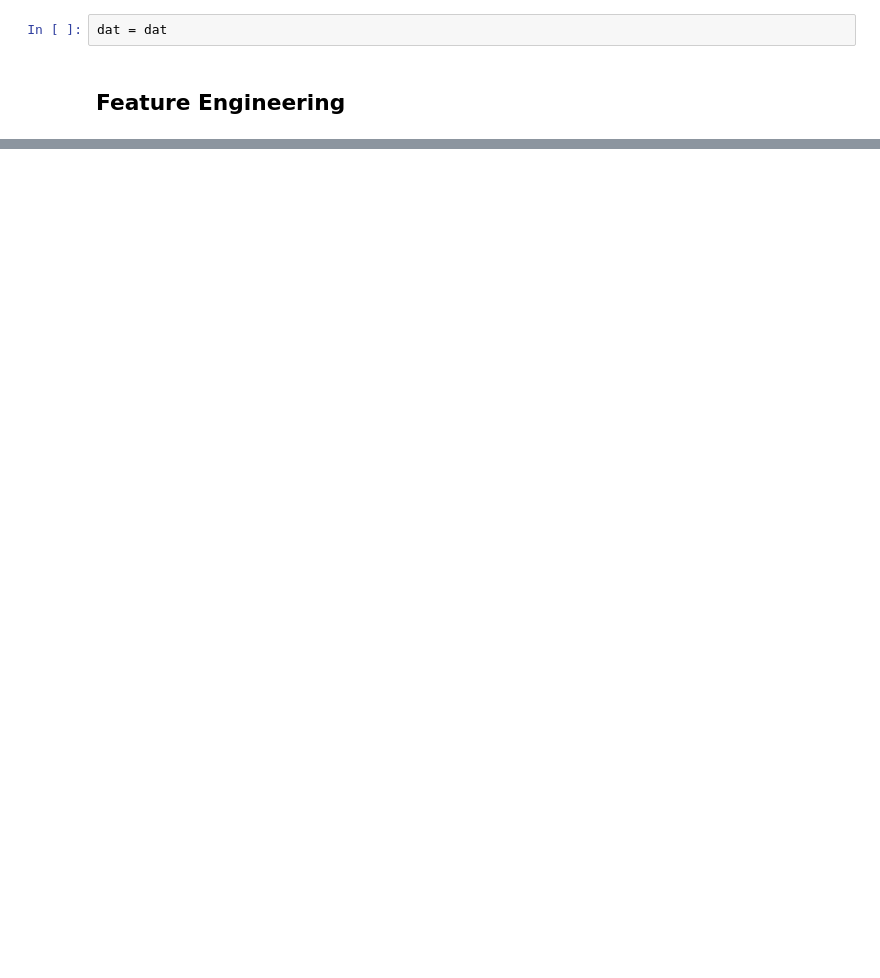
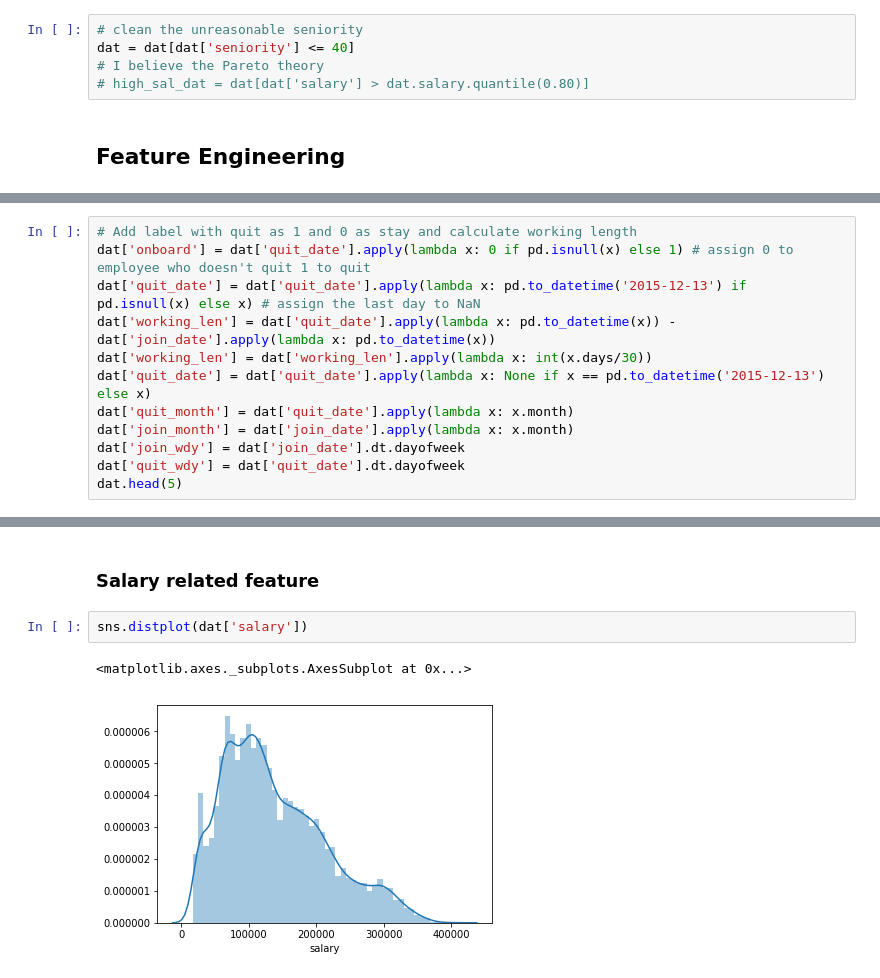
Before and after one commit to leemingee/TakeHomeChallenge, a Jupyter notebook: 03_Employee_Retention/03_employee_retention.ipynb, the cells around one changed output, grey strips where cells are left out. Saved outputs shown, nothing was run; the diff lists cells and outputs as text; blank space fills up the shorter version.

```diff
--- a/03_Employee_Retention/03_employee_retention.ipynb
+++ b/03_Employee_Retention/03_employee_retention.ipynb
@@ -127,7 +141,10 @@ ax2.boxplot(dat['salary'], flierprops=green_diamond)
 [figure]
 # %% [markdown]
 I think it s not appropriate to expect the seniors to continue to contribute to the company much longer. They should enjoy their life.
-# %%
-dat = dat
+# %%
+# clean the unreasonable seniority
+dat = dat[dat['seniority'] <= 40]
+# I believe the Pareto theory
+# high_sal_dat = dat[dat['salary'] > dat.salary.quantile(0.80)]
 # %% [markdown]
 ## Feature Engineering
@@ -133,0 +153,12 @@ dat = dat
+# %%
+# Add label with quit as 1 and 0 as stay and calculate working length
+dat['onboard'] = dat['quit_date'].apply(lambda x: 0 if pd.isnull(x) else 1) # assign 0 to employee who doesn't quit 1 to quit
+dat['quit_date'] = dat['quit_date'].apply(lambda x: pd.to_datetime('2015-12-13') if pd.isnull(x) else x) # assign the last day to NaN
+dat['working_len'] = dat['quit_date'].apply(lambda x: pd.to_datetime(x)) - dat['join_date'].apply(lambda x: pd.to_datetime(x))
+dat['working_len'] = dat['working_len'].apply(lambda x: int(x.days/30))
+dat['quit_date'] = dat['quit_date'].apply(lambda x: None if x == pd.to_datetime('2015-12-13') else x)
+dat['quit_month'] = dat['quit_date'].apply(lambda x: x.month)
+dat['join_month'] = dat['join_date'].apply(lambda x: x.month)
+dat['join_wdy'] = dat['join_date'].dt.dayofweek
+dat['quit_wdy'] = dat['quit_date'].dt.dayofweek
+dat.head(5)
@@ -133,0 +172,7 @@ dat = dat
+# %% [markdown]
+### Salary related feature
+# %%
+sns.distplot(dat['salary'])
+# %% [output]
+<matplotlib.axes._subplots.AxesSubplot at 0x...>
+[figure, added]
```
Also changed, not shown: parts of 29 cells of this notebook, 6 other files.
